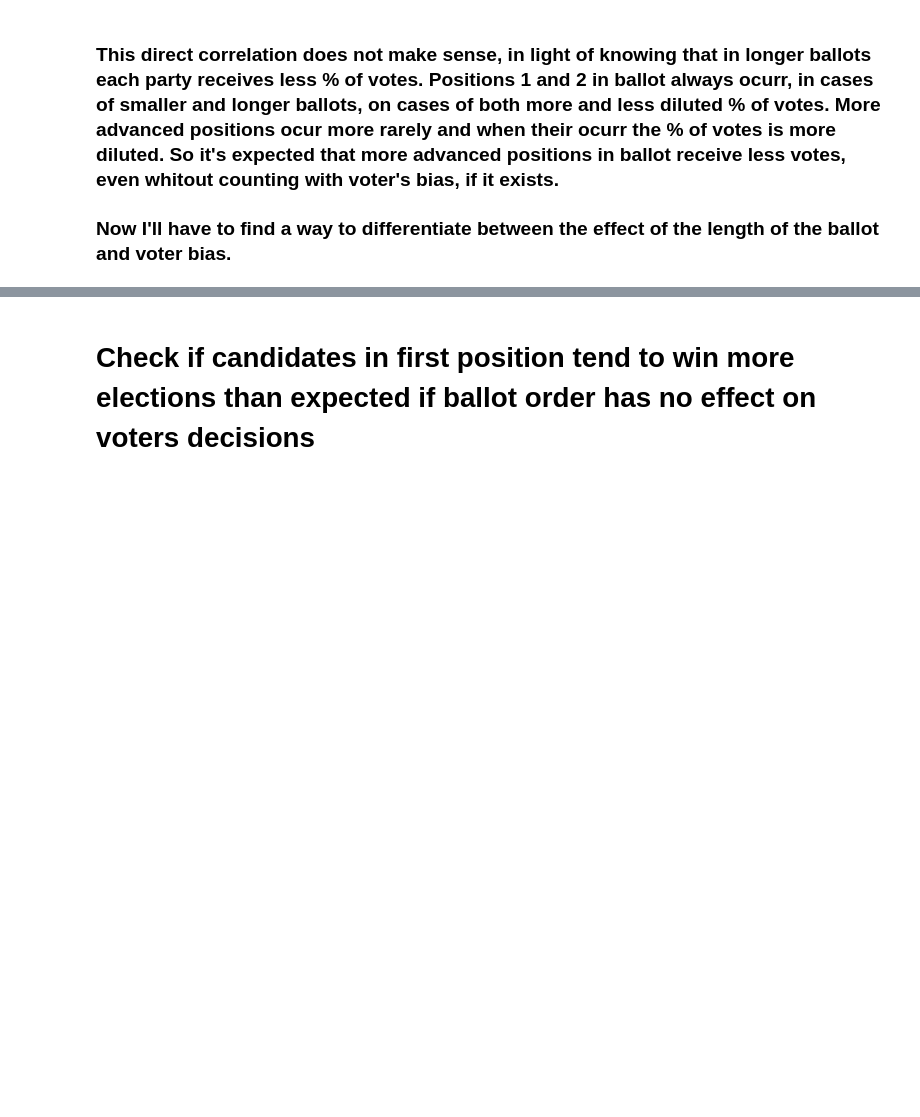
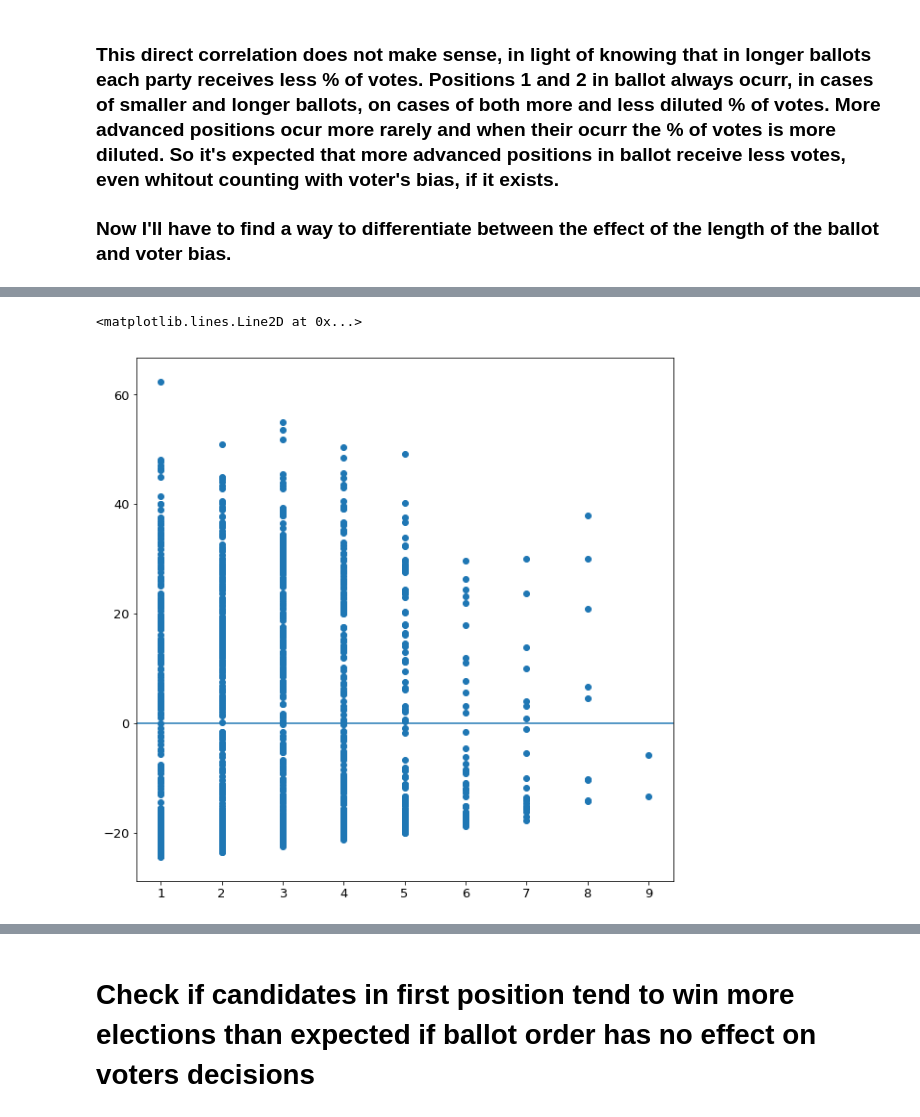
Before and after one commit to LLCampos/portugal-local-elections, a Jupyter notebook: effect_of_ballot_order_on_votes.ipynb, the cells around one changed output, grey strips where cells are left out. Drawn from its saved outputs; the diff is of its cells as text; code cells hidden in the pictures; blank space fills up the shorter version.

Commit message:
Continue analysis of effect of ballot order

```diff
--- a/effect_of_ballot_order_on_votes.ipynb
+++ b/effect_of_ballot_order_on_votes.ipynb
@@ -94,3 +96,17 @@ p-value: 0.00178997650752
 ### This direct correlation does not make sense, in light of knowing that in longer ballots each party receives less % of votes. Positions 1 and 2 in ballot always ocurr, in cases of smaller and longer ballots, on cases of both more and less diluted % of votes. More advanced positions ocur more rarely and when their ocurr the % of votes is more diluted. So it's expected that more advanced positions in ballot receive less votes, even whitout counting with voter's bias, if it exists.
 
 ### Now I'll have to find a way to differentiate between the effect of the length of the ballot and voter bias.
+# %%
+X = data_on_ballot_order.position_ballot
+X = sm.add_constant(X)
+y = data_on_ballot_order['votes_%']
+
+model = sm.OLS(y, X)
+
+est = model.fit()
+
+const, position_ballot_coef = est.params
+
+plt.scatter(X.position_ballot, y, alpha=0.3)
+regresssion_line = map(lambda x: position_ballot_coef * x + const, range(1,12))
+plt.plot(regresssion_line, 'r')
@@ -96,0 +133,7 @@ p-value: 0.00178997650752
+# %%
+# Residuals plot. They should look random around 0. It doesn't look to.
+plt.scatter(X.position_ballot, est.resid)
+plt.axhline(0)
+# %% [output]
+<matplotlib.lines.Line2D at 0x...>
+[figure, added]
```
Also changed, not shown: parts of 11 cells of this notebook.
